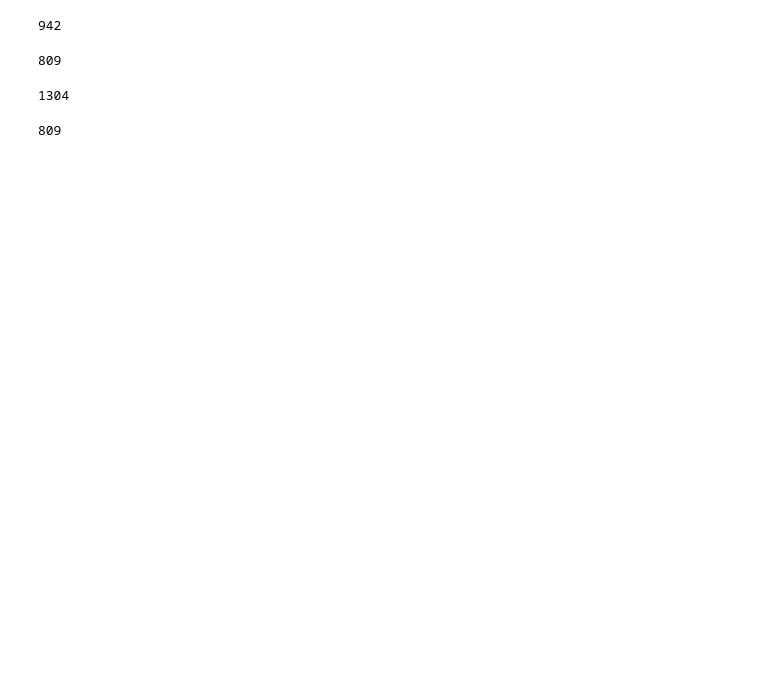
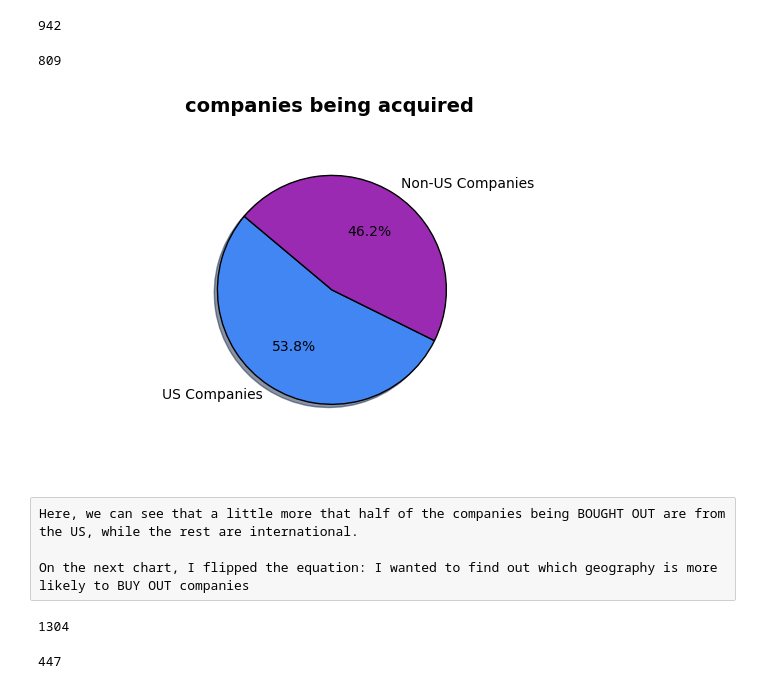
Before and after one commit to garenshtam/iPythonNotebook, a Jupyter notebook: Mini Data Project.ipynb, the cells around one changed output. Cells and saved outputs as stored; diff of their text form; code cells hidden in the pictures; blank space fills up the shorter version.

```diff
--- a/Mini Data Project.ipynb
+++ b/Mini Data Project.ipynb
@@ -131,6 +126,28 @@ NONUSA_com = acq[acq.company_country_code != 'USA'][['company_name']]
 len(NONUSA_com)
 # %% [output]
 809
+# %%
+import matplotlib.pyplot as plt
+fig, ax = plt.subplots()
+fig.suptitle('companies being acquired ', fontsize=14, fontweight='bold')
+fig.subplots_adjust(top=0.60)
+
+values = [942, 809]
+labels = ['US Companies',
+          'Non-US Companies'
+         ]
+colors = ['#4286f4','#9b2ab2']
+
+ax.pie(values, labels=labels, colors=colors, autopct='%1.1f%%', shadow=True, startangle=140)
+ax.axis('equal')
+fig.tight_layout()
+plt.draw()
+# %% [output]
+[figure, added]
+# %% [raw]
+Here, we can see that a little more that half of the companies being BOUGHT OUT are from the US, while the rest are international.
+
+On the next chart, I flipped the equation: I wanted to find out which geography is more likely to BUY OUT companies
 # %%
 #US acquirer names
 USA_acq = acq[acq.acquirer_country_code == 'USA'][['acquirer_name']]
@@ -139,7 +156,7 @@ len(USA_acq)
 1304
 # %%
 # Non-US acquirer names
-NONUSA_com = acq[acq.acquirer_country_code != 'USA'][['acquirer_name']]
+NONUSA_acq = acq[acq.acquirer_country_code != 'USA'][['acquirer_name']]
 len(NONUSA_acq)
 # %% [output]
-809
+447
```
Also changed, not shown: parts of 33 cells of this notebook.
